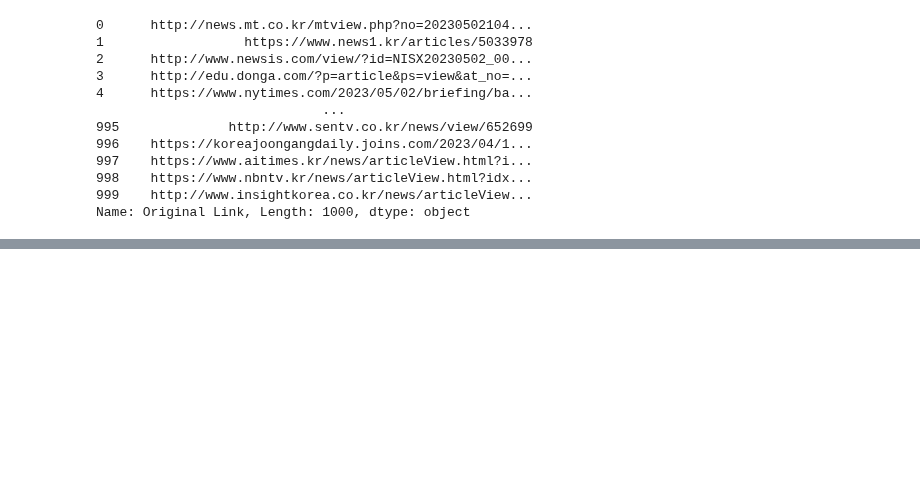
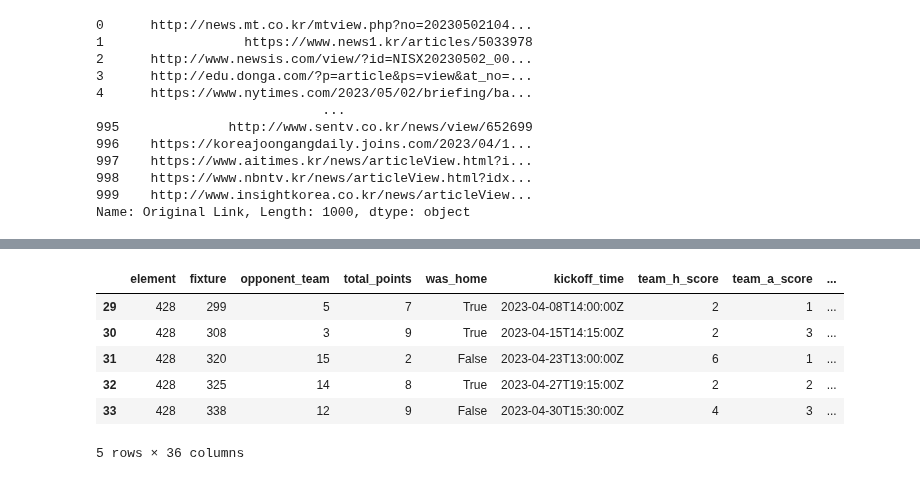
Before and after one commit to ilm52626/HKMD1_Complementary, a Jupyter notebook: m2_분석라이브러리/data_aquisition/API_revised.ipynb, the cells around one changed output, grey strips where cells are left out. Drawn from its saved outputs; the diff is of its cells as text; code cells hidden in the pictures; blank space fills up the shorter version.

```diff
--- a/m2_분석라이브러리/data_aquisition/API_revised.ipynb
+++ b/m2_분석라이브러리/data_aquisition/API_revised.ipynb
@@ -592,0 +655,11 @@ Name: Original Link, Length: 1000, dtype: object
+# %%
+import requests
+import pandas as pd
+
+url = f"https://fantasy.premierleague.com/api/element-summary/{player_id}/"
+
+response = requests.get(url)
+data = response.json()
+
+fixtures = pd.DataFrame(data["fixtures"])
+history = pd.DataFrame(data["history"])
@@ -592,0 +674,10 @@ Name: Original Link, Length: 1000, dtype: object
+# %%
+history.tail()
+# %% [output]
+|  | element | fixture | opponent_team | total_points | was_home | kickoff_time | team_h_score | team_a_score | ... |
+| 29 | 428 | 299 | 5 | 7 | True | 2023-04-08T14:00:00Z | 2 | 1 | ... |
+| 30 | 428 | 308 | 3 | 9 | True | 2023-04-15T14:15:00Z | 2 | 3 | ... |
+| 31 | 428 | 320 | 15 | 2 | False | 2023-04-23T13:00:00Z | 6 | 1 | ... |
+| 32 | 428 | 325 | 14 | 8 | True | 2023-04-27T19:15:00Z | 2 | 2 | ... |
+| 33 | 428 | 338 | 12 | 9 | False | 2023-04-30T15:30:00Z | 4 | 3 | ... |
+5 rows × 36 columns
```
Also changed, not shown: parts of 12 cells of this notebook.
